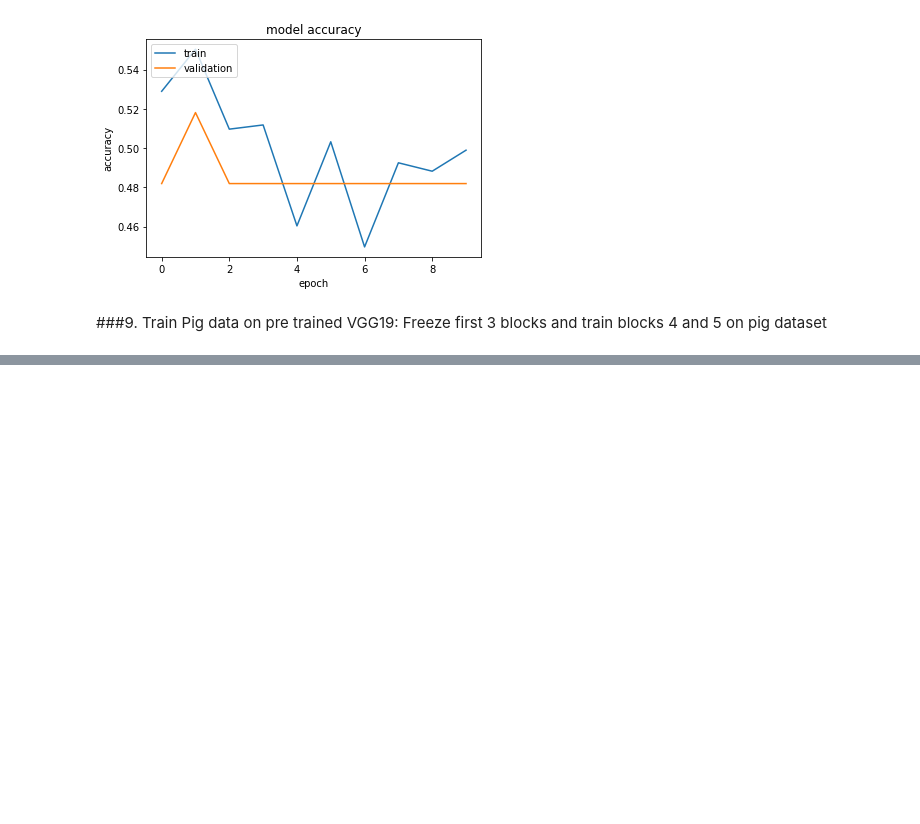
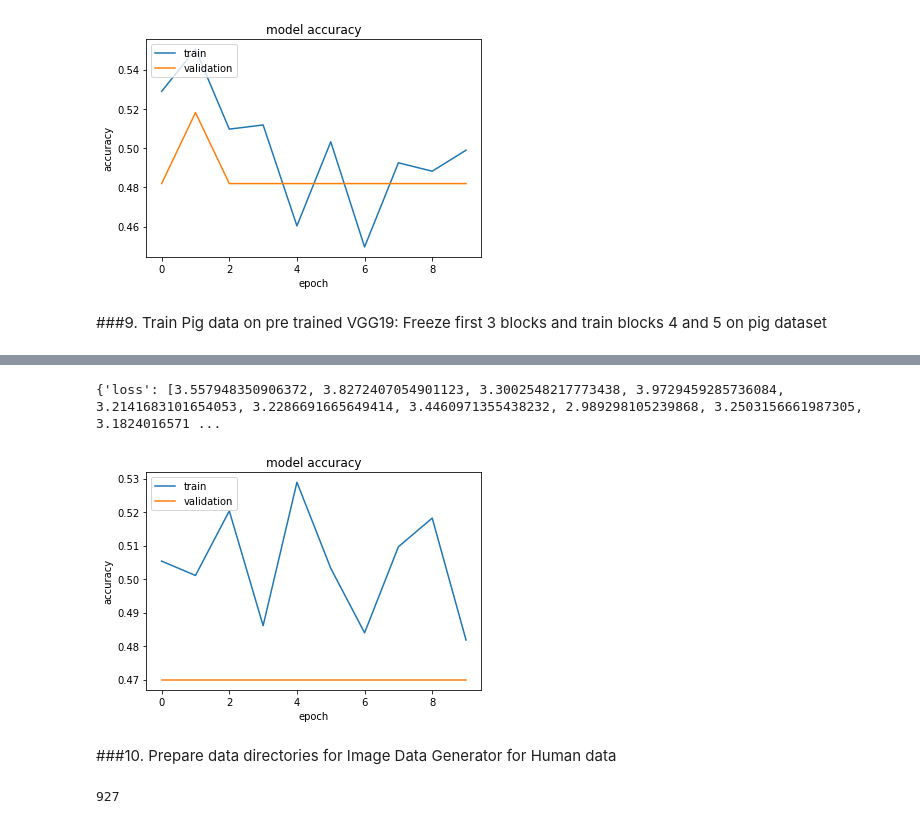
Before and after one commit to Omer95/msc_project, a Jupyter notebook: omer_farooq_ahmed_qmul_msc_ai_project.ipynb, the cells around one changed output, grey strips where cells are left out. Cells and saved outputs as stored; diff of their text form; code cells hidden in the pictures; blank space fills up the shorter version.

```diff
--- a/omer_farooq_ahmed_qmul_msc_ai_project.ipynb
+++ b/omer_farooq_ahmed_qmul_msc_ai_project.ipynb
@@ -1019,0 +1073,6 @@ plot_model(model3, to_file='vgg19_model_plot.png', show_shapes=True, show_layer_
+# %%
+from keras.callbacks import ReduceLROnPlateau, ModelCheckpoint
+reducelr = ReduceLROnPlateau(monitor='val_accuracy', patience = 3, verbose = 1, factor = 0.2, min_lr = 1e-7)
+checkpoint = ModelCheckpoint(filepath = 'drive/My Drive/msc_project/weights/vgg19_tl_best_model', save_best_only=True, save_weights_only = True)
+# %%
+history3 = model3.fit(x=x_train, y=y_train, epochs = 10, batch_size=32, verbose=1, callbacks=[reducelr], validation_data=(x_val, y_val))
@@ -1019,0 +1097,14 @@ plot_model(model3, to_file='vgg19_model_plot.png', show_shapes=True, show_layer_
+# %%
+print(history3.history)
+plt.plot(history3.history['accuracy'])
+plt.plot(history3.history['val_accuracy'])
+plt.title('model accuracy')
+plt.ylabel('accuracy')
+plt.xlabel('epoch')
+plt.legend(['train', 'validation'], loc='upper left')
+plt.show()
+# %% [output]
+{'loss': [3.557948350906372, 3.8272407054901123, 3.3002548217773438, 3.9729459285736084, 3.2141683101654053, 3.2286691665649414, 3.4460971355438232, 2.989298105239868, 3.2503156661987305, 3.1824016571 ...
+[figure, added]
+# %% [markdown]
+###10. Prepare data directories for Image Data Generator for Human data
@@ -1019,0 +1118,11 @@ plot_model(model3, to_file='vgg19_model_plot.png', show_shapes=True, show_layer_
+# %%
+human_label = []
+with open('drive/My Drive/msc_project/dataset/humans/label.txt') as csvfile:
+  rd = csv.reader(csvfile)
+  for row in rd:
+    human_label = row
+
+human_label = [int(i) for i in human_label]
+print(len(human_label))
+# %% [output]
+927
```
Also changed, not shown: parts of 59 cells of this notebook.
